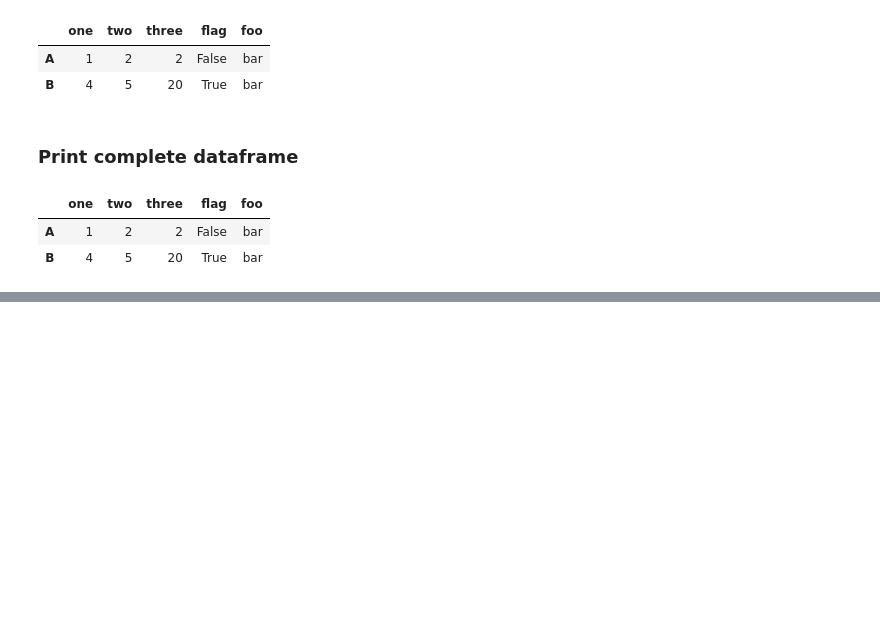
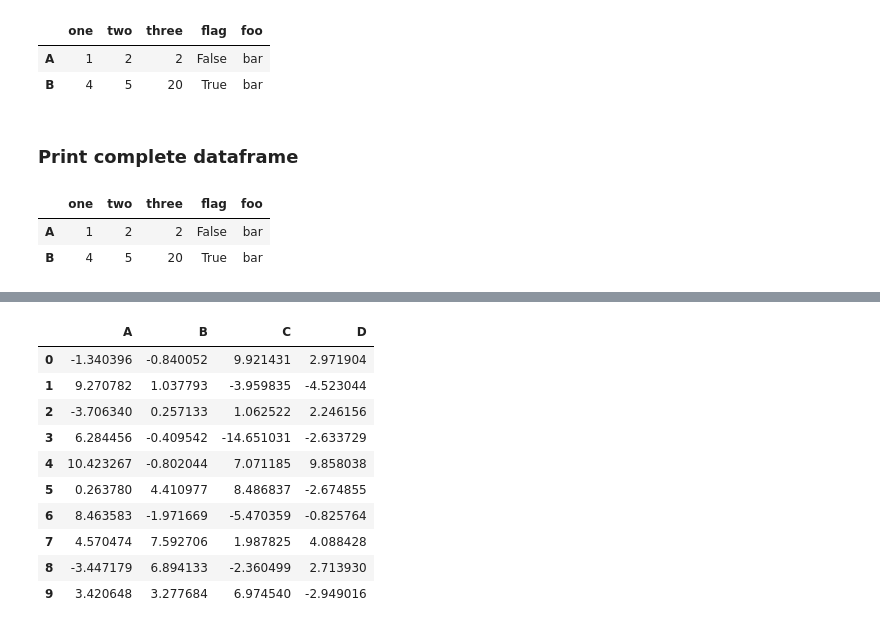
Before and after one commit to aqsa-04/my-jupyter-project, a Jupyter notebook: Aqsa_Assignment_01_Python_Tutorial.ipynb.ipynb, the cells around one changed output, grey strips where cells are left out. Cells and saved outputs as stored; diff of their text form; code cells hidden in the pictures; blank space fills up the shorter version.

```diff
--- a/Aqsa_Assignment_01_Python_Tutorial.ipynb.ipynb
+++ b/Aqsa_Assignment_01_Python_Tutorial.ipynb.ipynb
@@ -2007,0 +2198,14 @@ df
+# %%
+df*5+2
+# %% [output]
+|  | A | B | C | D |
+| 0 | -1.340396 | -0.840052 | 9.921431 | 2.971904 |
+| 1 | 9.270782 | 1.037793 | -3.959835 | -4.523044 |
+| 2 | -3.706340 | 0.257133 | 1.062522 | 2.246156 |
+| 3 | 6.284456 | -0.409542 | -14.651031 | -2.633729 |
+| 4 | 10.423267 | -0.802044 | 7.071185 | 9.858038 |
+| 5 | 0.263780 | 4.410977 | 8.486837 | -2.674855 |
+| 6 | 8.463583 | -1.971669 | -5.470359 | -0.825764 |
+| 7 | 4.570474 | 7.592706 | 1.987825 | 4.088428 |
+| 8 | -3.447179 | 6.894133 | -2.360499 | 2.713930 |
+| 9 | 3.420648 | 3.277684 | 6.974540 | -2.949016 |
```
Also changed, not shown: parts of 96 cells of this notebook.
